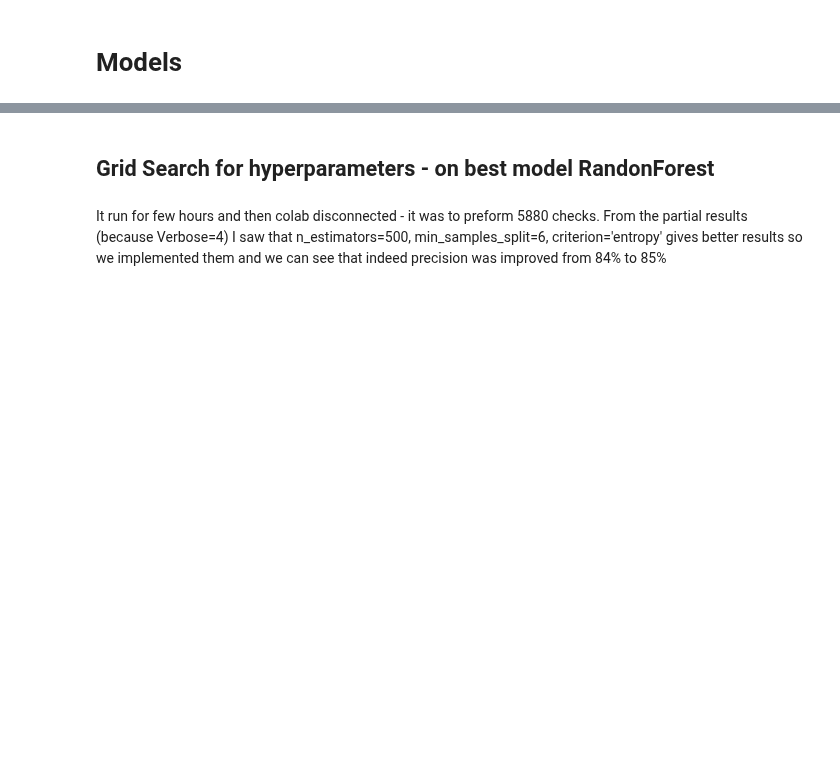
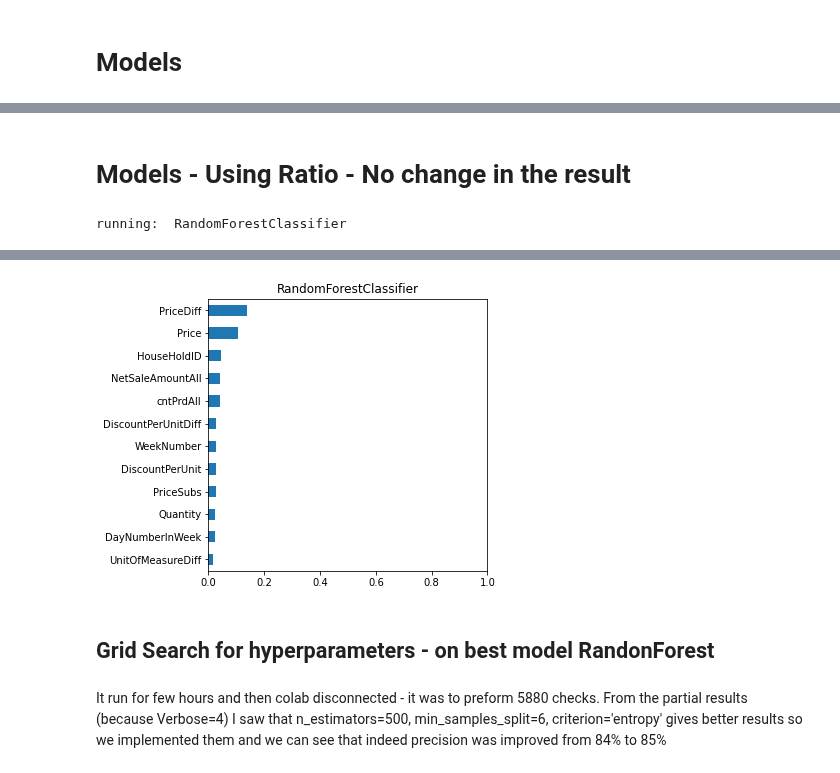
Before and after one commit to DanielKorenDataScience/ClassificationProject, a Jupyter notebook: Classification_Project_Shufersal.ipynb, the cells around one changed output, grey strips where cells are left out. Saved outputs shown, nothing was run; the diff lists cells and outputs as text; code cells hidden in the pictures; blank space fills up the shorter version.

Commit message:
Including Ratio model

```diff
--- a/Classification_Project_Shufersal.ipynb
+++ b/Classification_Project_Shufersal.ipynb
@@ -20,7 +20,7 @@ d = display
 # %% [markdown]
 To run the raw section, one must load Sweets_ver2.csv to local google drive and change the next line to True
 # %%
-RAW = False
+RAW = True
 # %%
 def get_raw(fname):
   data_url = 'https://github.com/DanielKorenDataScience/ClassificationProject/blob/main/' + fname + '.csv?raw=true'
@@ -133,0 +319,4 @@ if RAW:
+# %%
+if RAW:
+  df_ratio = pd.read_csv('Shufersal_with_ratio.csv', index_col=False)
+  p(df_ratio.shape)
@@ -137,8 +339,8 @@ if RAW:
 if not RAW:
   get_raw('Shufersal_with_diff')
 # %%
-if not RAW:
-  df = pd.read_csv('Shufersal_with_diff.csv', encoding='ISO-8859-8')
-  p(df.shape)
-  d(df.head())
+#if not RAW: - so not to use df_ratio
+df = pd.read_csv('Shufersal_with_diff.csv', encoding='ISO-8859-8')
+p(df.shape)
+d(df.head())
 # %% [output]
@@ -282,0 +484,12 @@ running:  KNeighborsClassifier
+# %% [markdown]
+# Models - Using Ratio - No change in the result
+# %%
+X = df_ratio.drop('CorrelateItemStatusCode', axis=1)
+y = df_ratio.CorrelateItemStatusCode.astype(int)
+
+X_train, X_test, y_train, y_test = train_test_split(X, y, train_size=0.7, random_state=0)
+
+process_model(clf_RF, plot=True, threshold=0.015)
+d(df_result)
+# %% [output]
+running:  RandomForestClassifier
@@ -283,3 +514,4 @@ running:  KNeighborsClassifier
+[figure, added]
 # %% [markdown]
 ## Grid Search for hyperparameters - on best model RandonForest
 # %% [markdown]
```
Also changed, not shown: parts of 36 cells of this notebook.
